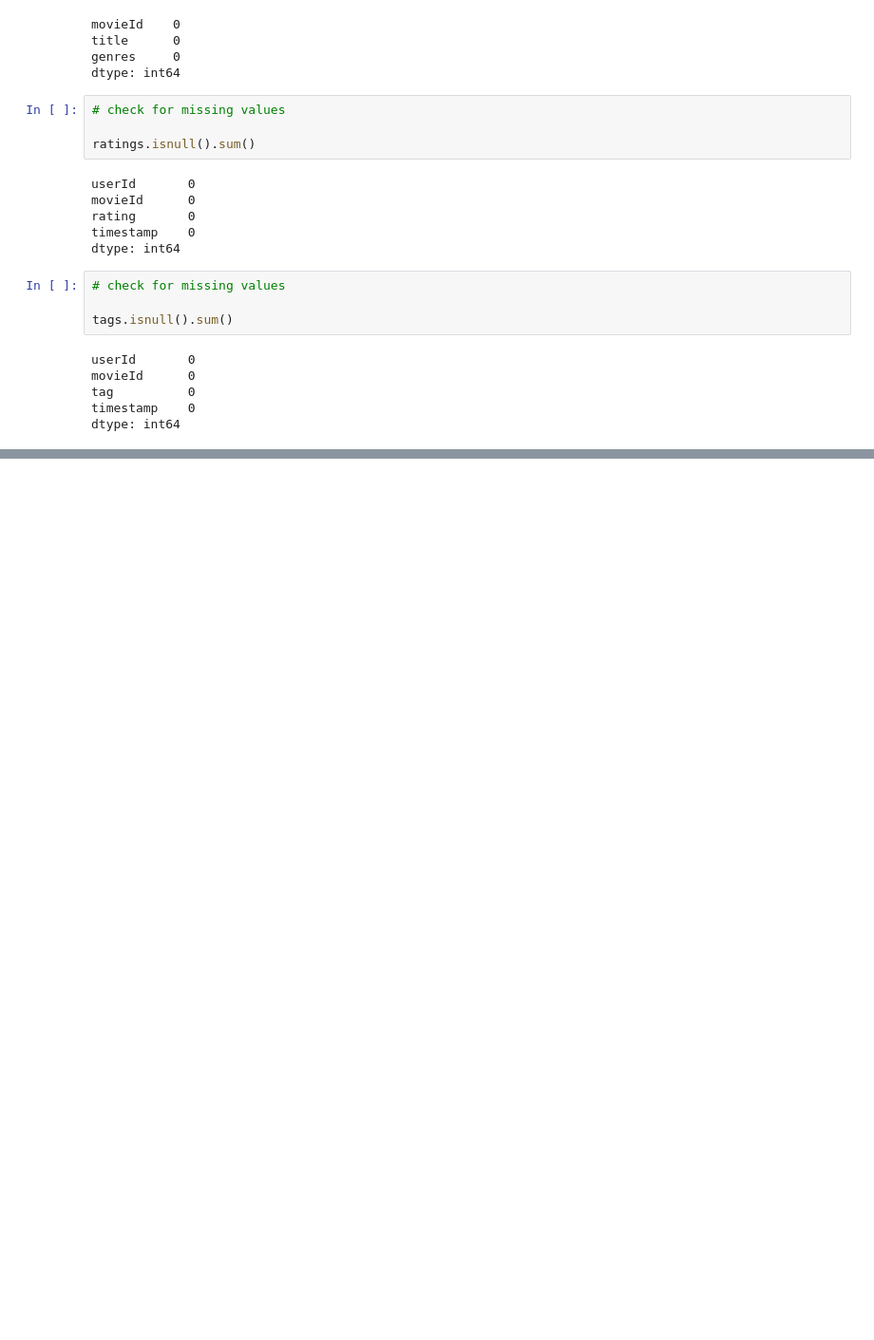
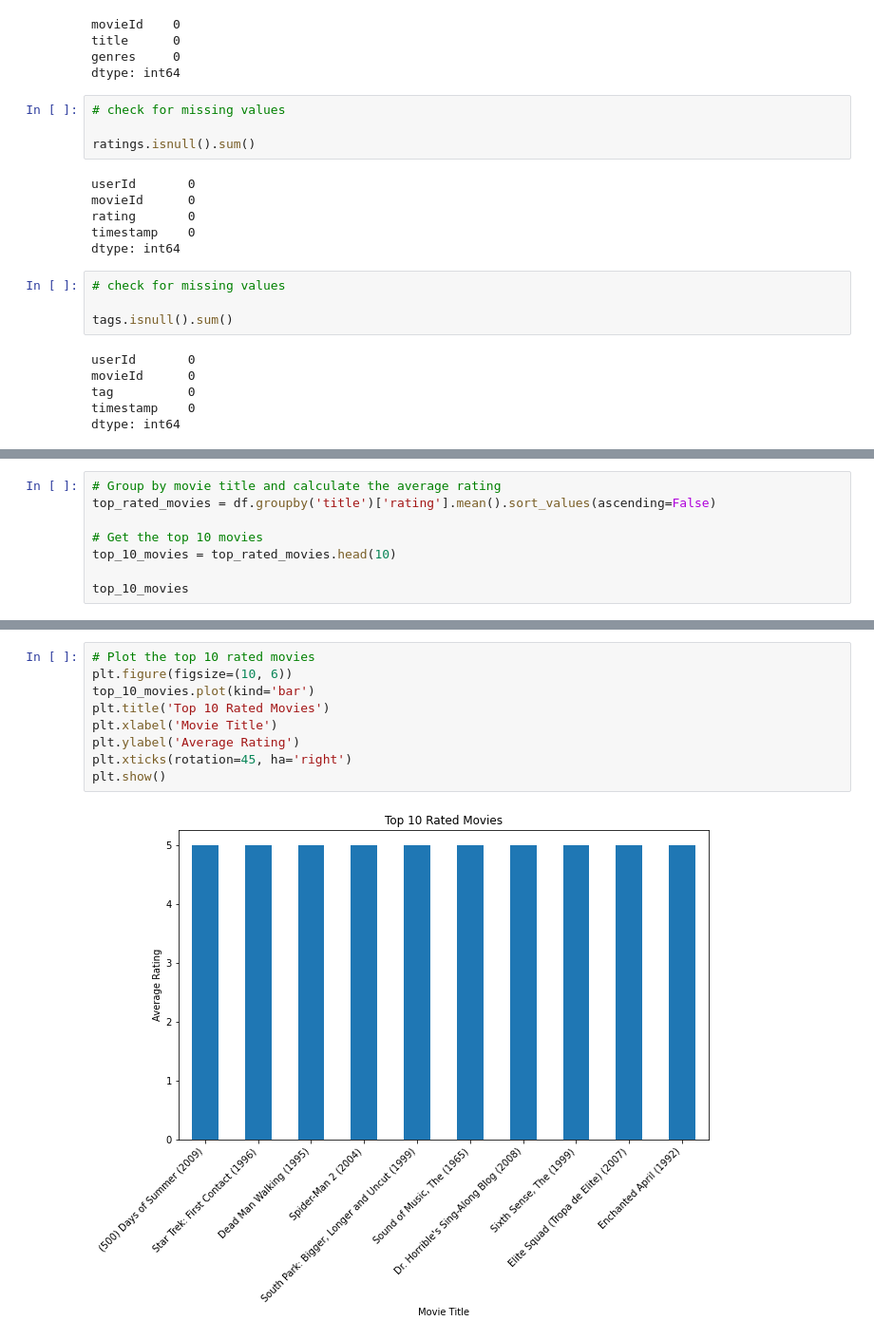
Before and after one commit to ruth-kitasi/Movielens-Recommendation-System, a Jupyter notebook: work_folder/Agatha.ipynb, the cells around one changed output, grey strips where cells are left out. Shown: that part at 95% size. Saved outputs shown, nothing was run; the diff lists cells and outputs as text; blank space fills up the shorter version.

```diff
--- a/work_folder/Agatha.ipynb
+++ b/work_folder/Agatha.ipynb
@@ -179,0 +308,8 @@ df.head()
+# %%
+# Group by movie title and calculate the average rating
+top_rated_movies = df.groupby('title')['rating'].mean().sort_values(ascending=False)
+
+# Get the top 10 movies
+top_10_movies = top_rated_movies.head(10)
+
+top_10_movies
@@ -179,0 +329,11 @@ df.head()
+# %%
+# Plot the top 10 rated movies
+plt.figure(figsize=(10, 6))
+top_10_movies.plot(kind='bar')
+plt.title('Top 10 Rated Movies')
+plt.xlabel('Movie Title')
+plt.ylabel('Average Rating')
+plt.xticks(rotation=45, ha='right')
+plt.show()
+# %% [output]
+[figure, added]
```
Also changed, not shown: parts of 29 cells of this notebook.
